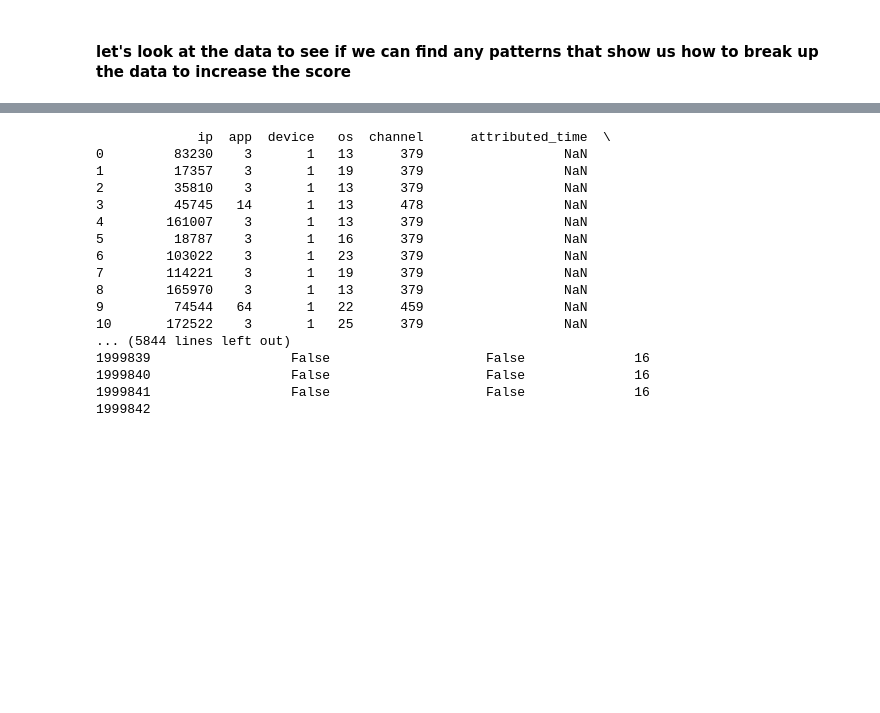
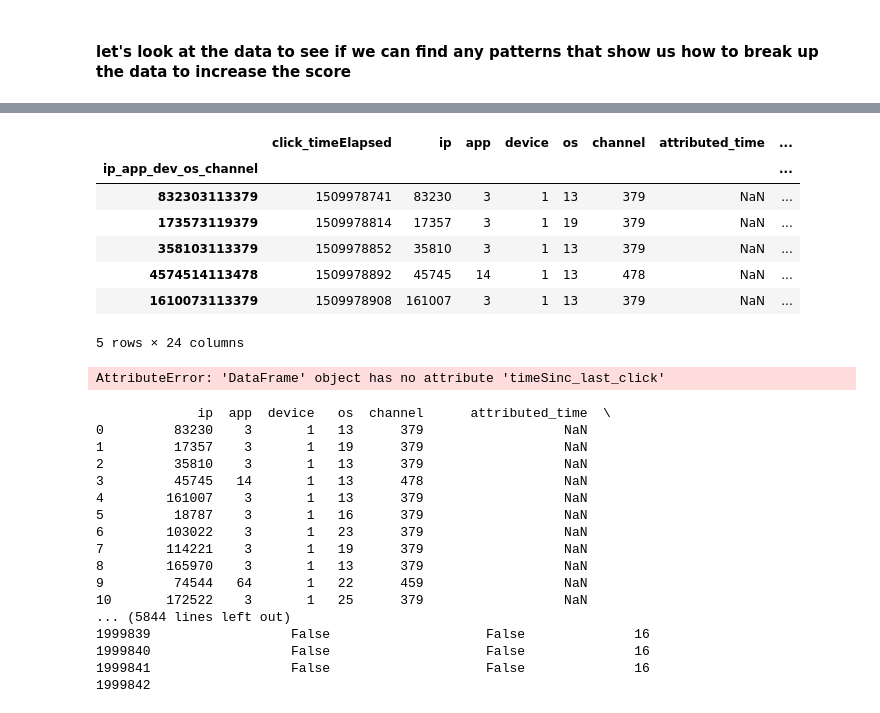
Before and after one commit to michaelwoline/Portfolio, a Jupyter notebook: notebooks-projects-code-notes/ML_Ad_Tracking_Fraud_detection_Kaggle.ipynb, the cells around one changed output, grey strips where cells are left out. Cells and saved outputs as stored; diff of their text form; code cells hidden in the pictures; blank space fills up the shorter version.

Commit message:
update data import

```diff
--- a/notebooks-projects-code-notes/ML_Ad_Tracking_Fraud_detection_Kaggle.ipynb
+++ b/notebooks-projects-code-notes/ML_Ad_Tracking_Fraud_detection_Kaggle.ipynb
@@ -360,6 +378,3 @@ display_all(df_raw_subset)
 1000000 rows × 8 columns
 # %% [markdown]
 #### let's look at the data to see if we can find any patterns that show us how to break up the data to increase the score
-# %%
-df_raw_subset["ip_app_dev_os_channel"] = (df_raw_subset["ip"] + df_raw_subset['app'] + df_raw_subset['device'] +
-                                          df_raw_subset['os']+ df_raw_subset['channel'])
@@ -365,0 +450,2 @@ df_raw_subset["ip_app_dev_os_channel"] = (df_raw_subset["ip"] + df_raw_subset['a
+# %%
+df_raw_subset.reset_index(inplace=True)
@@ -366,2 +457,11 @@ df_raw_subset["ip_app_dev_os_channel"] = (df_raw_subset["ip"] + df_raw_subset['a
 # %%
-df_raw_subset['min_timeElapsed'] =
+df_raw_subset.head()
+# %% [output]
+|  | click_timeElapsed | ip | app | device | os | channel | attributed_time | ... |
+| ip_app_dev_os_channel |  |  |  |  |  |  |  | ... |
+| 832303113379 | 1509978741 | 83230 | 3 | 1 | 13 | 379 | NaN | ... |
+| 173573119379 | 1509978814 | 17357 | 3 | 1 | 19 | 379 | NaN | ... |
+| 358103113379 | 1509978852 | 35810 | 3 | 1 | 13 | 379 | NaN | ... |
+| 4574514113478 | 1509978892 | 45745 | 14 | 1 | 13 | 478 | NaN | ... |
+| 1610073113379 | 1509978908 | 161007 | 3 | 1 | 13 | 379 | NaN | ... |
+5 rows × 24 columns
@@ -370,0 +470,5 @@ df_raw_subset['click_timeSince_last_click']=
+# %%
+print(len(set(df_raw_subset.timeSinc_last_click)))
+print(set(df_raw_subset.timeSinc_last_click))
+# %% [output]
+AttributeError: 'DataFrame' object has no attribute 'timeSinc_last_click'
```
Also changed, not shown: parts of 34 cells of this notebook.
